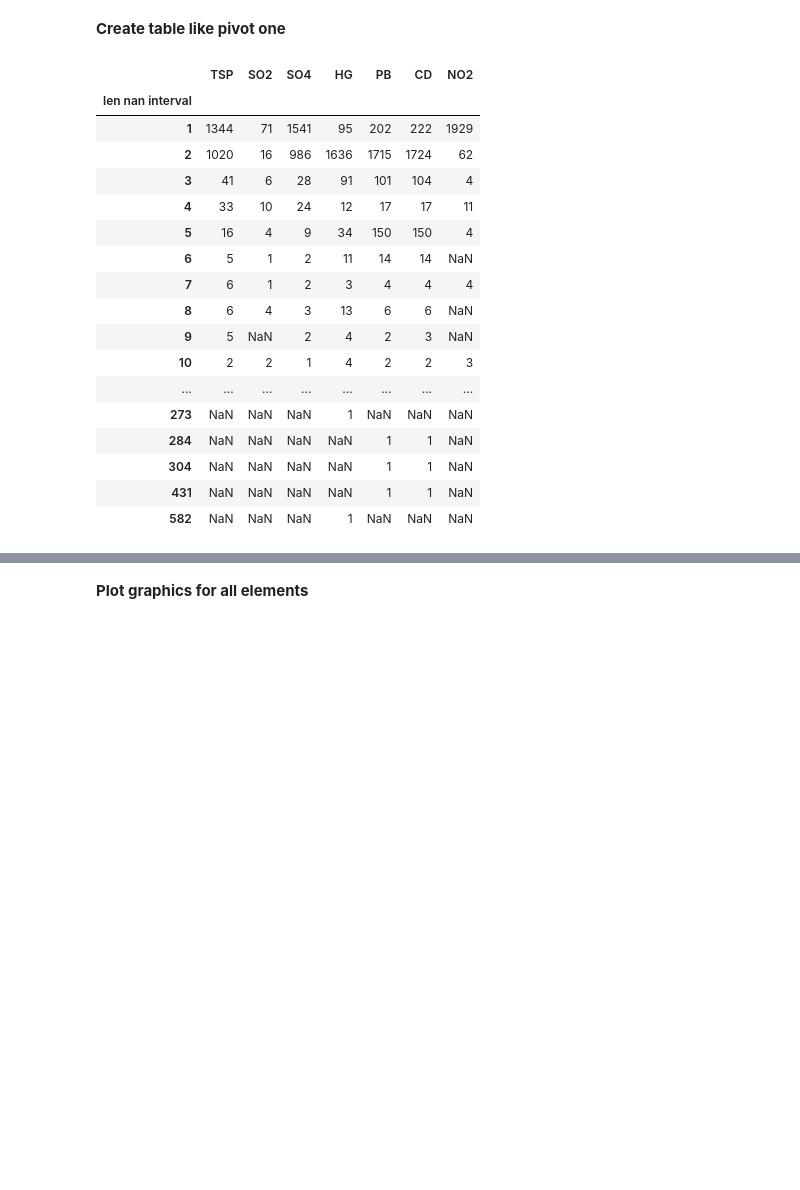
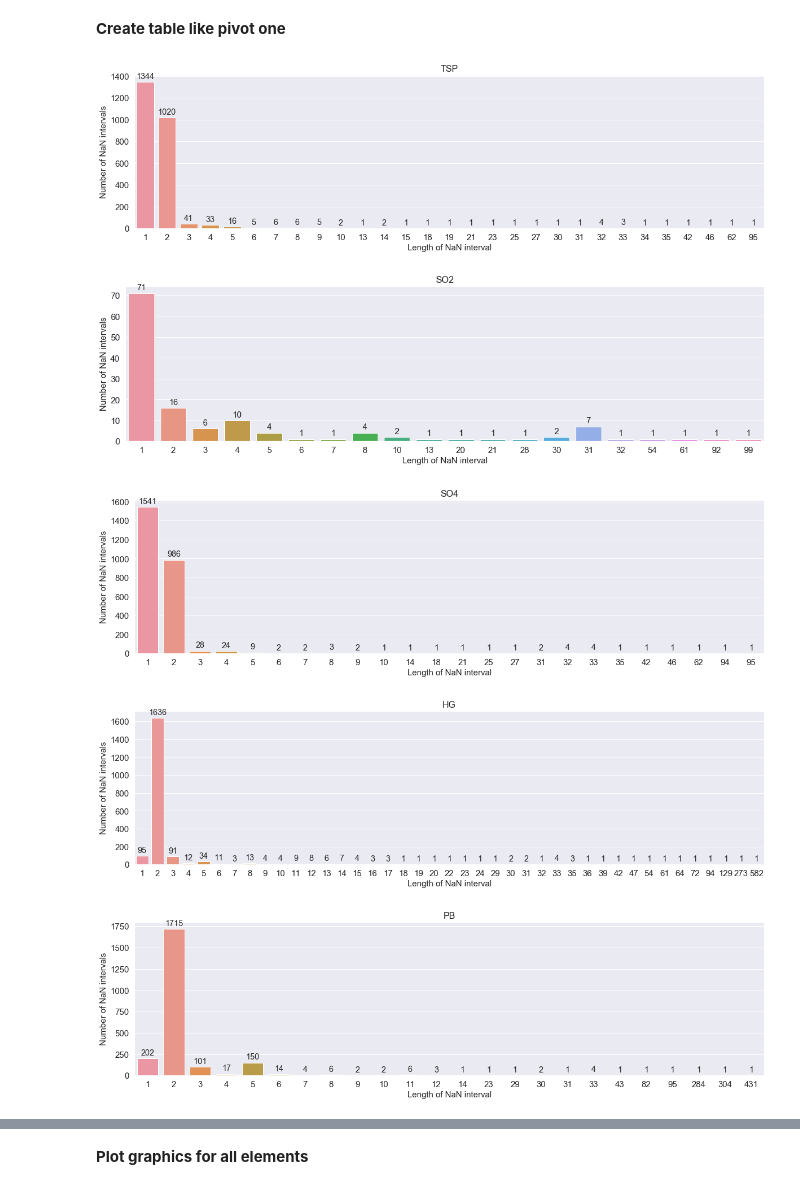
Before and after one commit to Karnushin/Statistical-analysis-of-time-series-related-to-air-pollution, a Jupyter notebook: second_part/1_search_best_ts.ipynb, the cells around one changed output, grey strips where cells are left out. Drawn from its saved outputs; the diff is of its cells as text; code cells hidden in the pictures; blank space fills up the shorter version.

```diff
--- a/second_part/1_search_best_ts.ipynb
+++ b/second_part/1_search_best_ts.ipynb
@@ -170,24 +176,26 @@ subtable.index = subtable.index.rename('len nan interval')
 for k, v in d2.items():
     for vv in v:
         subtable.loc[vv[0], k] = vv[1]
-# %%
-subtable
-# %% [output]
-|  | TSP | SO2 | SO4 | HG | PB | CD | NO2 |
-| len nan interval |  |  |  |  |  |  |  |
-| 1 | 1344 | 71 | 1541 | 95 | 202 | 222 | 1929 |
-| 2 | 1020 | 16 | 986 | 1636 | 1715 | 1724 | 62 |
-| 3 | 41 | 6 | 28 | 91 | 101 | 104 | 4 |
-| 4 | 33 | 10 | 24 | 12 | 17 | 17 | 11 |
-| 5 | 16 | 4 | 9 | 34 | 150 | 150 | 4 |
-| 6 | 5 | 1 | 2 | 11 | 14 | 14 | NaN |
-| 7 | 6 | 1 | 2 | 3 | 4 | 4 | 4 |
-| 8 | 6 | 4 | 3 | 13 | 6 | 6 | NaN |
-| 9 | 5 | NaN | 2 | 4 | 2 | 3 | NaN |
-| 10 | 2 | 2 | 1 | 4 | 2 | 2 | 3 |
-| ... | ... | ... | ... | ... | ... | ... | ... |
-| 273 | NaN | NaN | NaN | 1 | NaN | NaN | NaN |
-| 284 | NaN | NaN | NaN | NaN | 1 | 1 | NaN |
-| 304 | NaN | NaN | NaN | NaN | 1 | 1 | NaN |
-| 431 | NaN | NaN | NaN | NaN | 1 | 1 | NaN |
-| 582 | NaN | NaN | NaN | 1 | NaN | NaN | NaN |
+# %%
+for col in subtable.columns:
+    fig = plt.figure(figsize=(20, 5))
+    t = subtable[col].dropna()
+    sbar = sns.barplot(t.index, t.to_numpy())
+    for p in sbar.patches:
+        sbar.annotate(int(p.get_height())
+                      , (p.get_x() + p.get_width() / 2, p.get_height())
+                      , ha = 'center', va = 'center', xytext = (0, 10), textcoords = 'offset points'
+                      , fontsize='large')
+
+    plt.tick_params(labelsize=15)
+    plt.title(col, fontsize=16)
+    plt.xlabel('Length of NaN interval', fontsize=15)
+    plt.ylabel('Number of NaN intervals', fontsize=15)
+
+plt.show()
+# %% [output]
+[figure, added]
+[figure, added]
+[figure, added]
+[figure, added]
+[figure, added]
```
Also changed, not shown: parts of 6 cells of this notebook, 1 other file.
